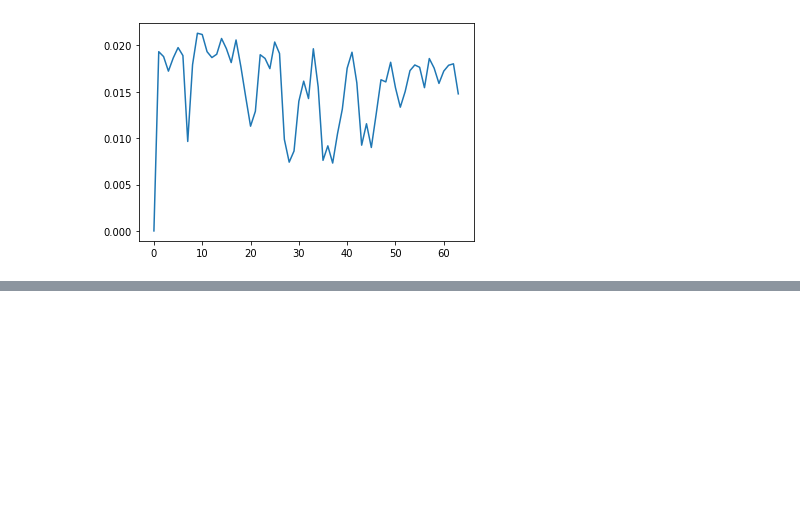
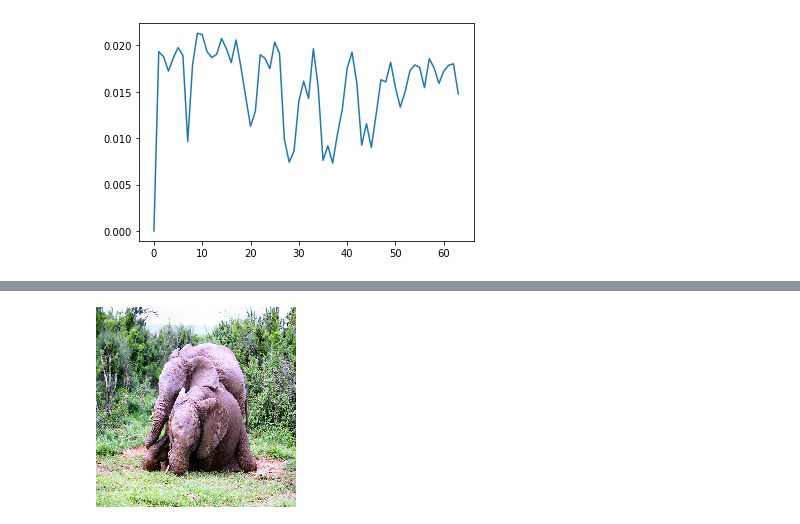
Before and after one commit to sashank06/visdialciss, a Jupyter notebook: visdial-challenge-starter-pytorch/check-attention-weights.ipynb, the cells around one changed output, grey strips where cells are left out. Cells and saved outputs as stored; diff of their text form; code cells hidden in the pictures; blank space fills up the shorter version.

```diff
--- a/visdial-challenge-starter-pytorch/check-attention-weights.ipynb
+++ b/visdial-challenge-starter-pytorch/check-attention-weights.ipynb
@@ -223,0 +355,35 @@ plt.plot(attention[11])
+# %%
+img_ids = list()
+caption_vectors = list()
+captions = list()
+questions = list()
+questions_vectors = list()
+answers = list()
+questions = list()
+
+for _ in tqdm(val_dataset):
+    img_id = float(_['img_ids'].detach().numpy())
+    caption_vector = (model.encoder.word_embed(_['hist'][0]).sum(0) / (_['hist'][0]!=0).sum()).detach().numpy()
+    caption_str = ' '.join([item for item in val_dataset.vocabulary.to_words(_['hist'][0].detach().numpy()) if item != '<PAD>'])
+
+    img_ids.append(img_id)
+    caption_vectors.append(caption_vector)
+    captions.append(caption_str)
+
+    ques = list()
+    for turn_ix in range(10):
+        question_tensor = _['ques'][turn_ix]
+        question_embedding = (model.encoder.word_embed(question_tensor).sum(0) / _['ques_len'][turn_ix]).detach().numpy()
+        question_str = ' '.join([val_dataset.vocabulary.index2word[ix] for ix in question_tensor.detach().numpy()
+                        if ix!= val_dataset.vocabulary.PAD_INDEX])
+        answers_tensor = _['opt'][turn_ix].detach().numpy()
+        answers_tensor_len = _['opt_len'][turn_ix].detach().numpy()
+        ques.append((
+            question_str,
+            question_tensor.detach().numpy(),
+            question_embedding,
+            answers_tensor,
+            answers_tensor_len
+        ))
+
+    questions += ques
@@ -223,0 +392,8 @@ plt.plot(attention[11])
+# %%
+with open('data/val_data.pkl','wb') as file:
+    pickle.dump((
+        img_ids, caption_vectors, captions, questions, questions_vectors, answers, questions
+    ), file)
+# %%
+with open('data/val_data.pkl','rb') as file:
+    img_ids, caption_vectors, captions, questions, questions_vectors, answers, questions = pickle.load(file)
@@ -223,0 +908,4 @@ plt.plot(attention[11])
+# %%
+get_image(img_ids[300]).resize((200, 200))
+# %% [output]
+[figure, added]
```
Also changed, not shown: parts of 99 cells of this notebook, 1 other file.
